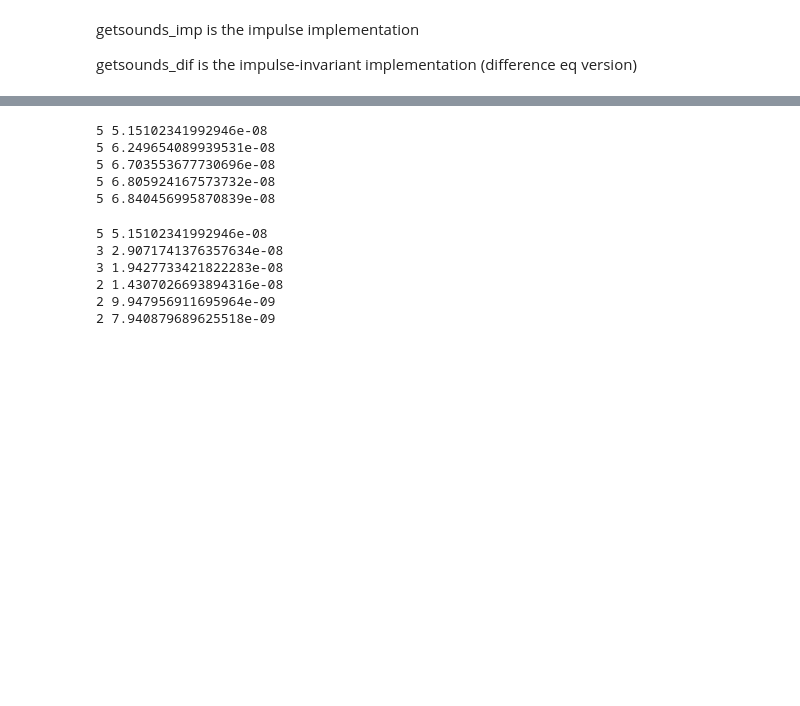
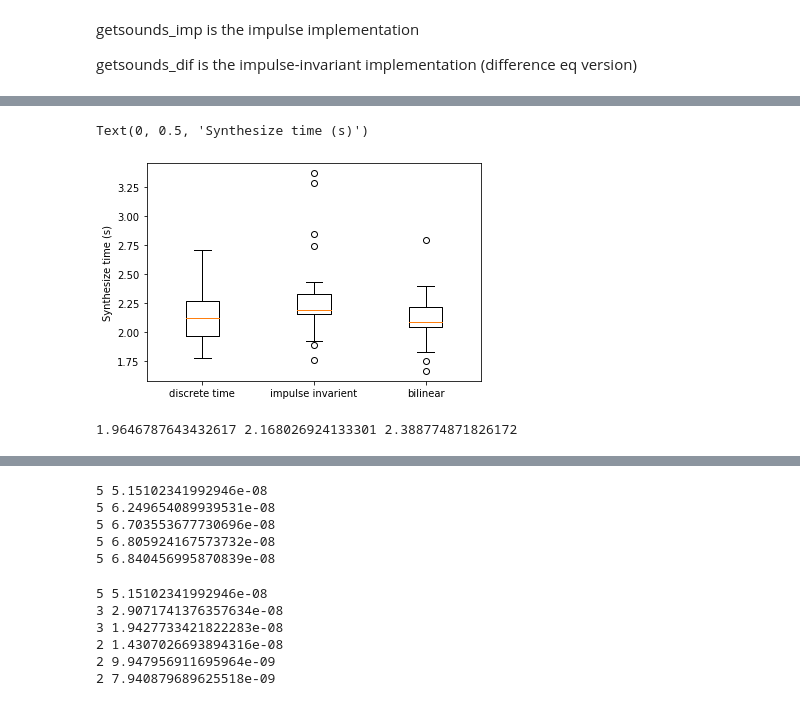
Before and after one commit to lylyhan/wave2shape, a Jupyter notebook: notebooks/forplugin.ipynb, the cells around one changed output, grey strips where cells are left out. Drawn from its saved outputs; the diff is of its cells as text; code cells hidden in the pictures; blank space fills up the shorter version.

```diff
--- a/notebooks/forplugin.ipynb
+++ b/notebooks/forplugin.ipynb
@@ -10,13 +10,14 @@ getsounds_imp is the impulse implementation
 getsounds_dif is the impulse-invariant implementation (difference eq version)
 # %%
 w11=200 * 2 * np.pi #range 200hz-1200hz
-tau11 = 0.09 #range 0.01-0.3
+tau11 = 0.2 #range 0.01-0.3
 p = 0.23 #how round the sound is, smaller the rougher(metal), range 0-0.3
 D = 0 #inharmonicity in smaller values, range 0-10
 alpha = 0.1 #range 0-5
 sr = 44100
 start_time = time.time()
-y = ftm.getsounds_imp(10,10,w11,tau11,p,D,alpha,sr)
+y = ftm.getsounds_imp(10,10,w11,tau11,p*2,D*2,alpha,sr)
 print("--- %s seconds ---" % (time.time() - start_time))
+imp_time = time.time() - start_time
 ipd.Audio(y,rate=sr)
 # %% [output]
@@ -33,2 +61,12 @@ ipd.Audio(y_dif,rate=sr)
+# %%
+plt.boxplot([imps,difs,bils],labels=["discrete time","impulse invarient","bilinear"])
+plt.ylabel("Synthesize time (s)")
+# %% [output]
+Text(0, 0.5, 'Synthesize time (s)')
+[figure, added]
+# %%
+print(imp_time,dif_time,bil_time)
+# %% [output]
+1.9646787643432617 2.168026924133301 2.388774871826172
 # %%
 start_time = time.time()
```
Also changed, not shown: parts of 7 cells of this notebook, 12 other files.
